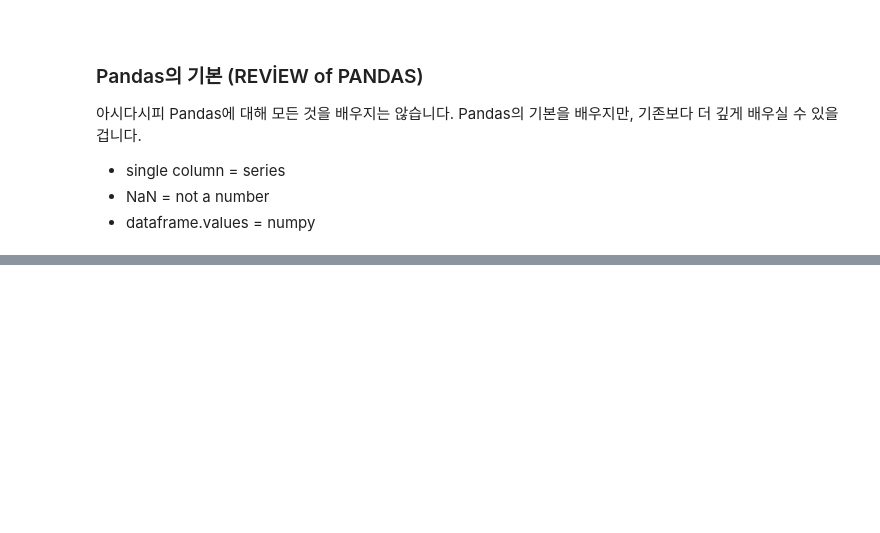
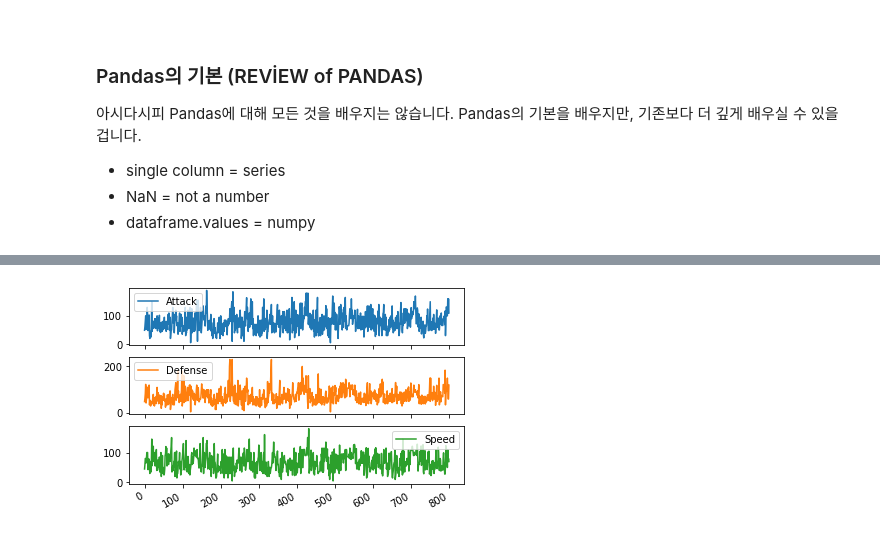
Before and after one commit to chameleon001/start_beginner_kaggle, a Jupyter notebook: transcription/Data_ScienceTutorial_for_Beginners.ipynb, the cells around one changed output, grey strips where cells are left out. Saved outputs shown, nothing was run; the diff lists cells and outputs as text; code cells hidden in the pictures; blank space fills up the shorter version.

```diff
--- a/transcription/Data_ScienceTutorial_for_Beginners.ipynb
+++ b/transcription/Data_ScienceTutorial_for_Beginners.ipynb
@@ -1096,0 +1148,6 @@ assert  data['Type 2'].notnull().all() # nan value가 없으므로 아무것도
+# %%
+# subplots
+data1.plot(subplots = True)
+plt.show()
+# %% [output]
+[figure, added]
```
Also changed, not shown: parts of 26 cells of this notebook, 1 other file.
